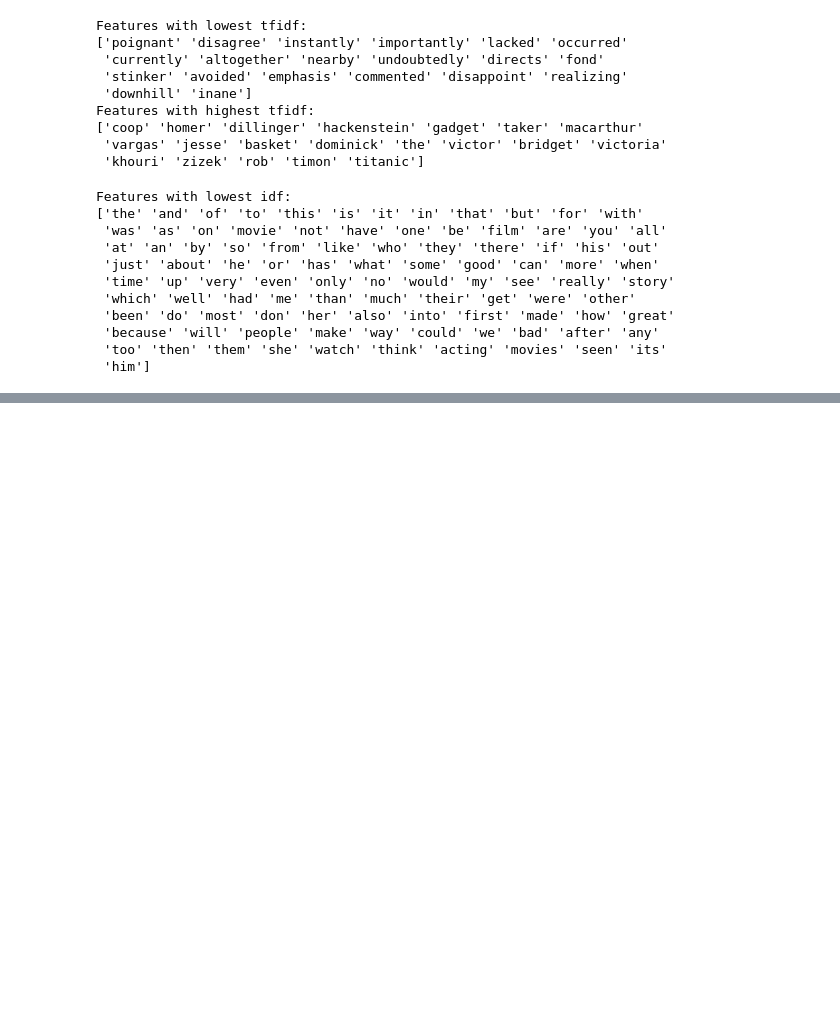
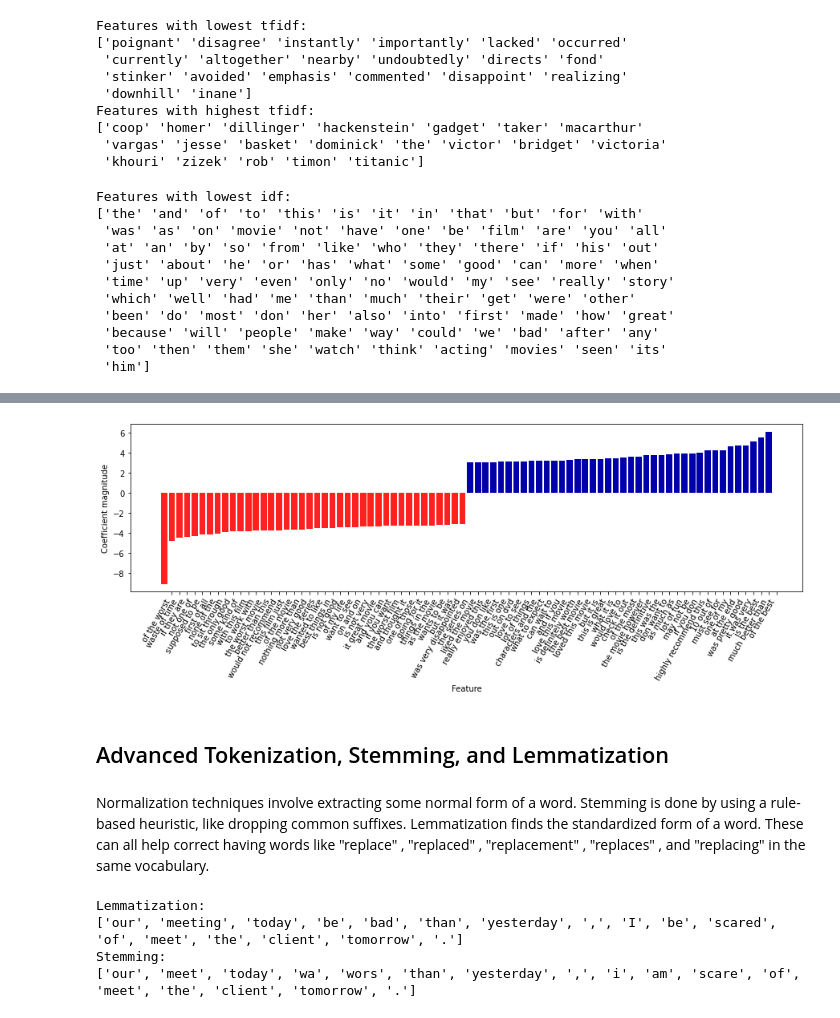
Before and after one commit to scottzig/ml-python-muller-guido, a Jupyter notebook: chapter_7.ipynb, the cells around one changed output, grey strips where cells are left out. Saved outputs shown, nothing was run; the diff lists cells and outputs as text; code cells hidden in the pictures; blank space fills up the shorter version.

```diff
--- a/chapter_7.ipynb
+++ b/chapter_7.ipynb
@@ -339,0 +430,13 @@ Features with lowest idf:
+# %%
+# The trigram features are not particularly important compared to the unigram features, as this plot shows (note the scaling of the y-axis):
+
+# find 3-gram features
+mask = np.array([len(feature.split(" ")) for feature in feature_names]) == 3
+# visualize only 3-gram features
+mglearn.tools.visualize_coefficients(coef.ravel()[mask], feature_names[mask], n_top_features=40)
+# %% [output]
+[figure, added]
+# %% [markdown]
+## Advanced Tokenization, Stemming, and Lemmatization
+# %% [markdown]
+Normalization techniques involve extracting some normal form of a word. Stemming is done by using a rule-based heuristic, like dropping common suffixes. Lemmatization finds the standardized form of a word. These can all help correct having words like "replace" , "replaced" , "replacement" , "replaces" , and "replacing" in the same vocabulary.
@@ -339,0 +464,8 @@ Features with lowest idf:
+# %%
+# Compare the normalization using a designed example:
+compare_normalization(u"Our meeting today was worse than yesterday, " "I'm scared of meeting the clients tomorrow.")
+# %% [output]
+Lemmatization:
+['our', 'meeting', 'today', 'be', 'bad', 'than', 'yesterday', ',', 'I', 'be', 'scared', 'of', 'meet', 'the', 'client', 'tomorrow', '.']
+Stemming:
+['our', 'meet', 'today', 'wa', 'wors', 'than', 'yesterday', ',', 'i', 'am', 'scare', 'of', 'meet', 'the', 'client', 'tomorrow', '.']
```
Also changed, not shown: parts of 25 cells of this notebook.
